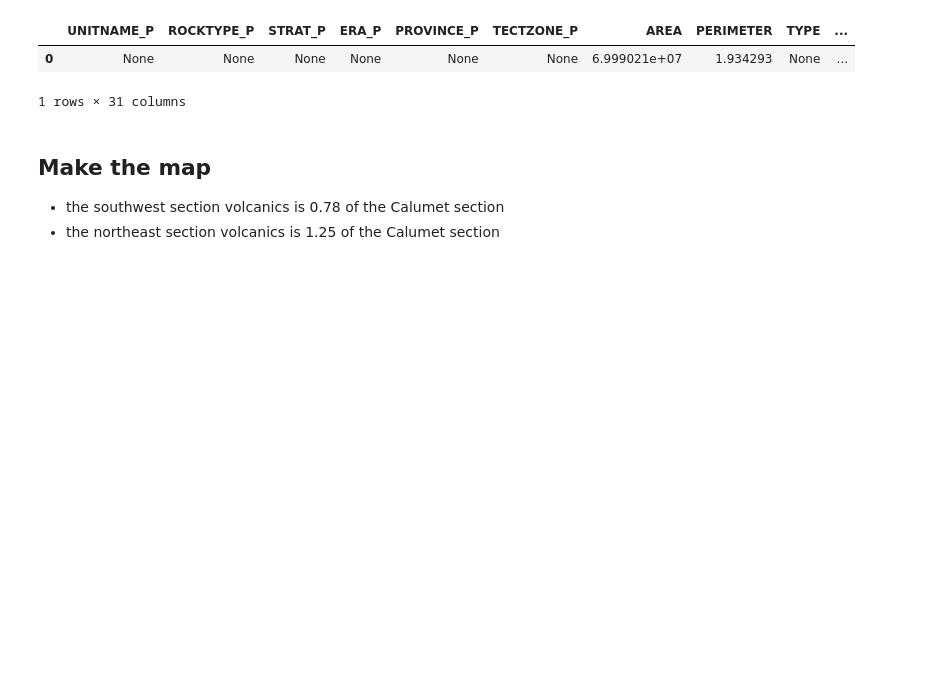
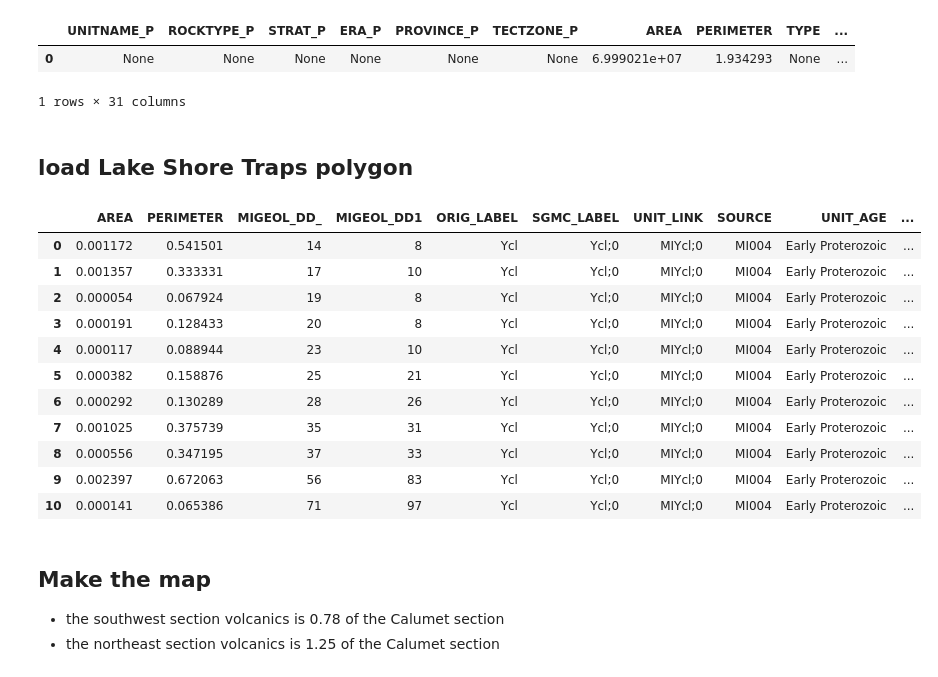
Before and after one commit to PolarWandering/APWP_StratModels, a Jupyter notebook: code/strat_height/PLV_strat_height_calculations.ipynb, the cells around one changed output. Cells and saved outputs as stored; diff of their text form; code cells hidden in the pictures; blank space fills up the shorter version.

Commit message:
Update PLV_strat_height_calculations.ipynb
show lake shore traps on map

```diff
--- a/code/strat_height/PLV_strat_height_calculations.ipynb
+++ b/code/strat_height/PLV_strat_height_calculations.ipynb
@@ -175,6 +177,27 @@ Greenstone_Flow
 |  | UNITNAME_P | ROCKTYPE_P | STRAT_P | ERA_P | PROVINCE_P | TECTZONE_P | AREA | PERIMETER | TYPE | ... |
 | 0 | None | None | None | None | None | None | 6.999021e+07 | 1.934293 | None | ... |
 1 rows × 31 columns
+# %% [markdown]
+## load Lake Shore Traps polygon
+# %%
+Lake_Shore_Traps = gpd.read_file("../../data/GIS/Keweenaw/Lake_Shore_Traps.shp")
+Lake_Shore_Traps = Lake_Shore_Traps.to_crs(epsg=4326)
+Lake_Shore_Traps = Lake_Shore_Traps.explode(ignore_index=True)
+Lake_Shore_Traps['geometry'] = [Polygon([(x[0] % 360, x[1]) for x in poly.exterior.coords]) for poly in Lake_Shore_Traps['geometry']]
+Lake_Shore_Traps
+# %% [output]
+|  | AREA | PERIMETER | MIGEOL_DD_ | MIGEOL_DD1 | ORIG_LABEL | SGMC_LABEL | UNIT_LINK | SOURCE | UNIT_AGE | ... |
+| 0 | 0.001172 | 0.541501 | 14 | 8 | Ycl | Ycl;0 | MIYcl;0 | MI004 | Early Proterozoic | ... |
+| 1 | 0.001357 | 0.333331 | 17 | 10 | Ycl | Ycl;0 | MIYcl;0 | MI004 | Early Proterozoic | ... |
+| 2 | 0.000054 | 0.067924 | 19 | 8 | Ycl | Ycl;0 | MIYcl;0 | MI004 | Early Proterozoic | ... |
+| 3 | 0.000191 | 0.128433 | 20 | 8 | Ycl | Ycl;0 | MIYcl;0 | MI004 | Early Proterozoic | ... |
+| 4 | 0.000117 | 0.088944 | 23 | 10 | Ycl | Ycl;0 | MIYcl;0 | MI004 | Early Proterozoic | ... |
+| 5 | 0.000382 | 0.158876 | 25 | 21 | Ycl | Ycl;0 | MIYcl;0 | MI004 | Early Proterozoic | ... |
+| 6 | 0.000292 | 0.130289 | 28 | 26 | Ycl | Ycl;0 | MIYcl;0 | MI004 | Early Proterozoic | ... |
+| 7 | 0.001025 | 0.375739 | 35 | 31 | Ycl | Ycl;0 | MIYcl;0 | MI004 | Early Proterozoic | ... |
+| 8 | 0.000556 | 0.347195 | 37 | 33 | Ycl | Ycl;0 | MIYcl;0 | MI004 | Early Proterozoic | ... |
+| 9 | 0.002397 | 0.672063 | 56 | 83 | Ycl | Ycl;0 | MIYcl;0 | MI004 | Early Proterozoic | ... |
+| 10 | 0.000141 | 0.065386 | 71 | 97 | Ycl | Ycl;0 | MIYcl;0 | MI004 | Early Proterozoic | ... |
 # %% [markdown]
 ## Make the map
 
```
Also changed, not shown: parts of 2 cells of this notebook.
